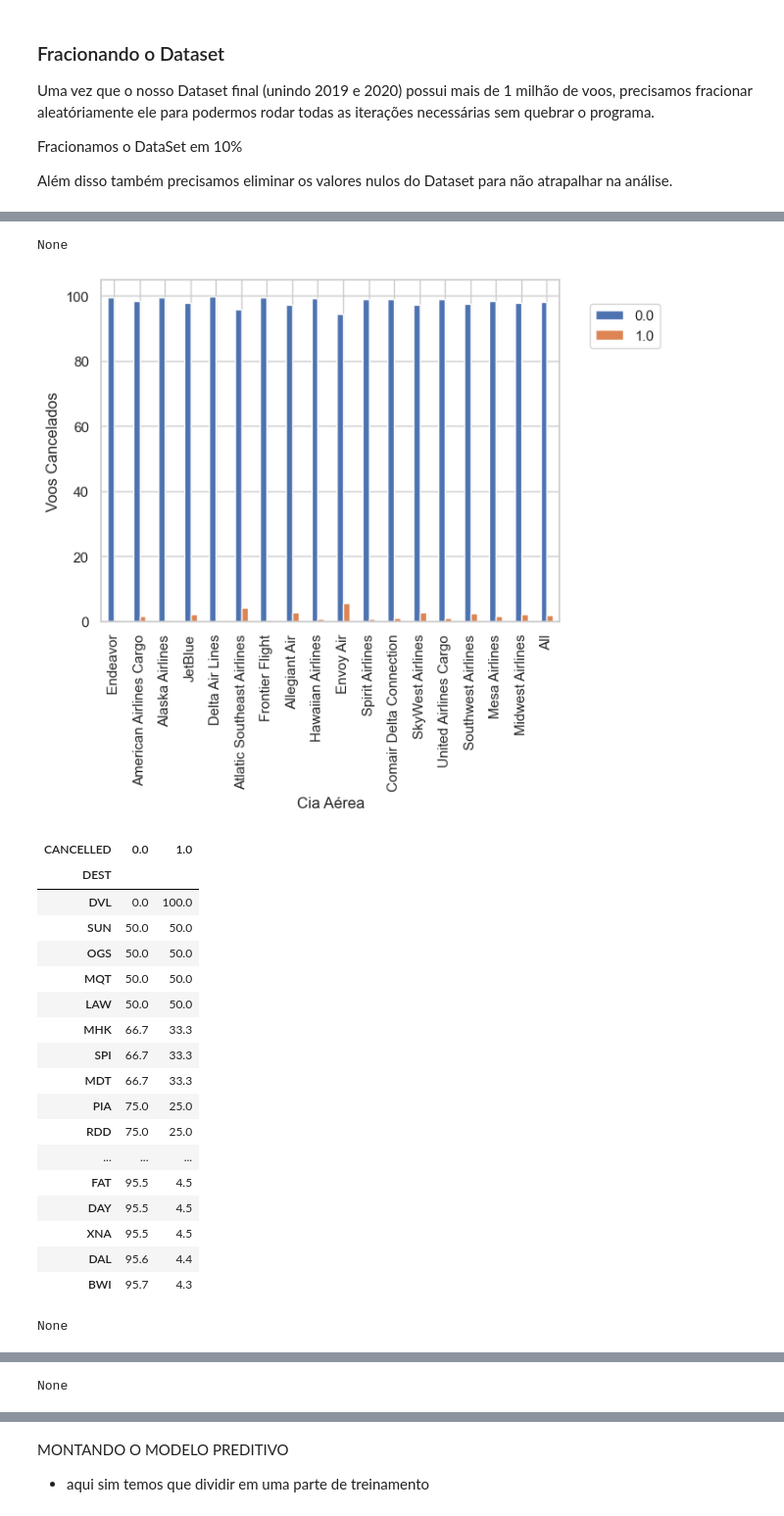
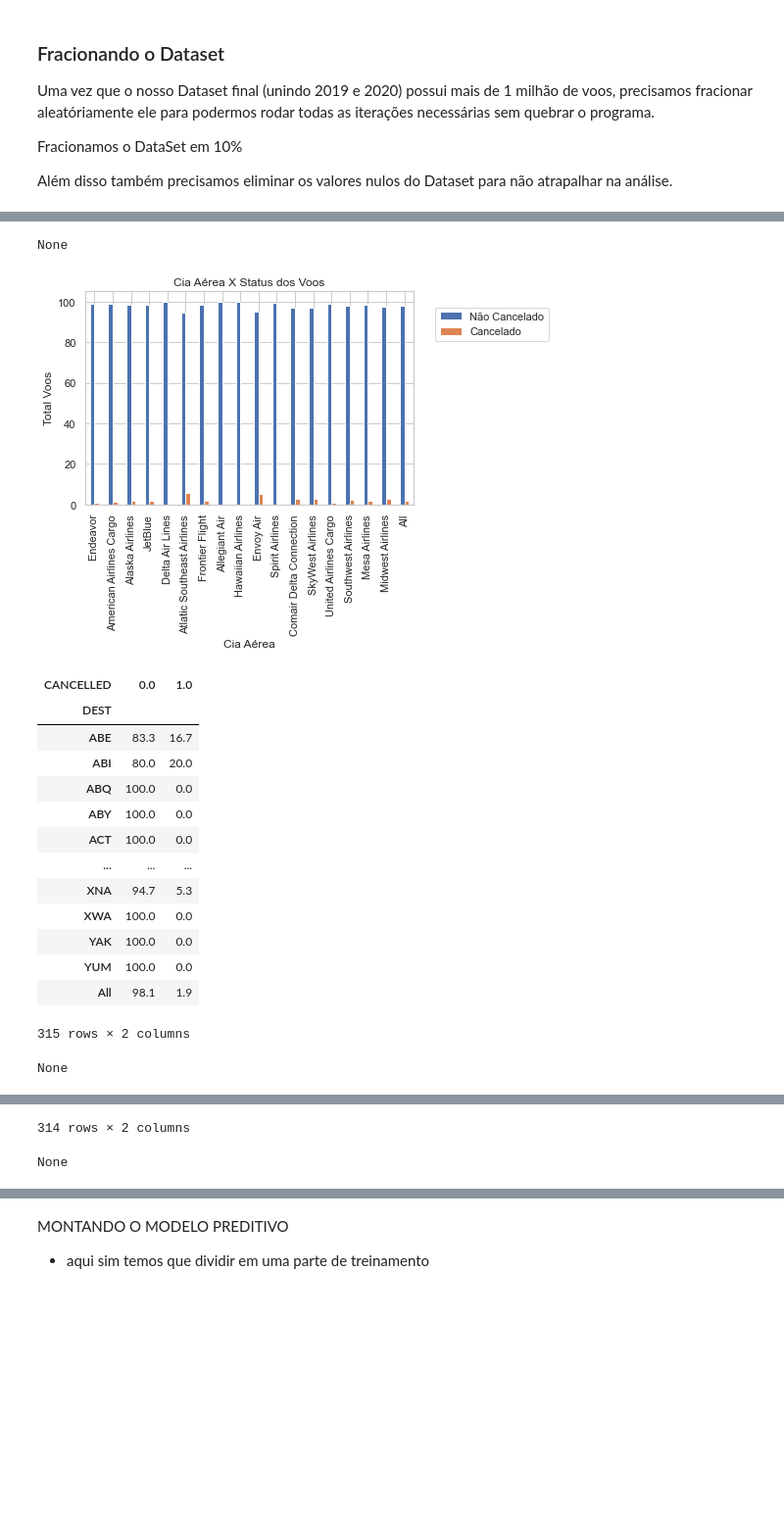
Before and after one commit to insper-classroom/22-2a-cd-p2-grupo_bexcamrefe, a Jupyter notebook: relatoriop2.ipynb, the cells around one changed output, grey strips where cells are left out. Shown at 98% size. Cells and saved outputs as stored; diff of their text form; code cells hidden in the pictures; blank space fills up the shorter version.

```diff
--- a/relatoriop2.ipynb
+++ b/relatoriop2.ipynb
@@ -241,36 +247,39 @@ Text(0, 0.5, 'Frequência absoluta')
 # FAZER TABELA DE FREQUENCIAS + GRÁFICOS DE BARRA
 # PLOTAR UM AO LADO DO OUTRO SE POSSÍVEL
 # Cia X Cancelados
-cia_canc = pd.crosstab(Dados_gerais['OP_CARRIER'], Dados_gerais['CANCELLED'],  normalize='index', margins=True).round(3)*100
-cia_canc__ordenado = cia_canc.sort_values(0.0)
-print(display(cia_canc__ordenado.head(15)))
+cia_canc = pd.crosstab(Dados_gerais['OP_CARRIER'],Dados_gerais['CANCELLED'], normalize='index', margins=True).round(3)*100
+#cia_canc__ordenado = cia_canc.sort_values(by=0.0)
+print(display(cia_canc))
 cia_canc.plot.bar()
-plt.ylabel('Voos Cancelados')
+plt.title('Cia Aérea X Status dos Voos')
+plt.ylabel('Total Voos')
 plt.xlabel('Cia Aérea')
 plt.legend(loc='center')
-plt.legend(bbox_to_anchor=(1.05, 0.95)); # Coloca legenda para fora da janela gráfica
+plt.legend(['Não Cancelado', 'Cancelado'],bbox_to_anchor=(1.05, 0.95)); # Coloca legenda para fora da janela gráfica
 plt.show()
 
 # Destino X Cancelados
 dest_canc = pd.crosstab(Dados_gerais['DEST'], Dados_gerais['CANCELLED'], normalize='index',margins=True).round(3)*100
-dest_canc_ordenado = dest_canc.sort_values(0.0)
-print(display(dest_canc_ordenado.head(35)))
+#dest_canc_ordenado = dest_canc.sort_values(0.0)
+print(display(dest_canc))
 dest_canc.plot.bar()
-plt.ylabel('Voos Cancelados')
+plt.title('Destinos X Status dos Voos')
+plt.ylabel('Total Voos')
 plt.xlabel('Destino')
 plt.legend(loc='center')
-plt.legend(bbox_to_anchor=(1.05, 0.95)); # Coloca legenda para fora da janela gráfica
+plt.legend(['Não Cancelado', 'Cancelado'],bbox_to_anchor=(1.05, 0.95)); # Coloca legenda para fora da janela gráfica
 plt.show()
 
 # Origem X Cancelados
 org_canc = pd.crosstab(Dados_gerais['ORIGIN'], Dados_gerais['CANCELLED'], normalize='index',margins=True).round(3)*100
-org_canc_ordenado = org_canc.sort_values(0.0)
-print(display(org_canc_ordenado.head(35)))
+#org_canc_ordenado = org_canc.sort_values(0.0)
+print(display(org_canc))
 org_canc.plot.bar()
-plt.ylabel('Voos Cancelados')
+plt.title('Origens X Status dos Voos')
+plt.ylabel('Total Voos')
 plt.xlabel('Origem')
 plt.legend(loc='center')
-plt.legend(bbox_to_anchor=(1.05, 0.95)); # Coloca legenda para fora da janela gráfica
+plt.legend(['Não Cancelado', 'Cancelado'],bbox_to_anchor=(1.05, 0.95)); # Coloca legenda para fora da janela gráfica
 plt.show()
 # %% [output]
 | CANCELLED | 0.0 | 1.0 |
@@ -293,21 +303,17 @@ plt.show()
 None
-[figure, old version]
+[figure, new version]
 | CANCELLED | 0.0 | 1.0 |
 | DEST |  |  |
-| DVL | 0.0 | 100.0 |
-| SUN | 50.0 | 50.0 |
-| OGS | 50.0 | 50.0 |
-| MQT | 50.0 | 50.0 |
-| LAW | 50.0 | 50.0 |
-| MHK | 66.7 | 33.3 |
-| SPI | 66.7 | 33.3 |
-| MDT | 66.7 | 33.3 |
-| PIA | 75.0 | 25.0 |
-| RDD | 75.0 | 25.0 |
+| ABE | 83.3 | 16.7 |
+| ABI | 80.0 | 20.0 |
+| ABQ | 100.0 | 0.0 |
+| ABY | 100.0 | 0.0 |
+| ACT | 100.0 | 0.0 |
 | ... | ... | ... |
-| FAT | 95.5 | 4.5 |
-| DAY | 95.5 | 4.5 |
-| XNA | 95.5 | 4.5 |
-| DAL | 95.6 | 4.4 |
-| BWI | 95.7 | 4.3 |
+| XNA | 94.7 | 5.3 |
+| XWA | 100.0 | 0.0 |
+| YAK | 100.0 | 0.0 |
+| YUM | 100.0 | 0.0 |
+| All | 98.1 | 1.9 |
-None
+315 rows × 2 columns
+None
@@ -333 +334,2 @@ None
-None
+314 rows × 2 columns
+None
```
Also changed, not shown: parts of 25 cells of this notebook, 1 other file.
